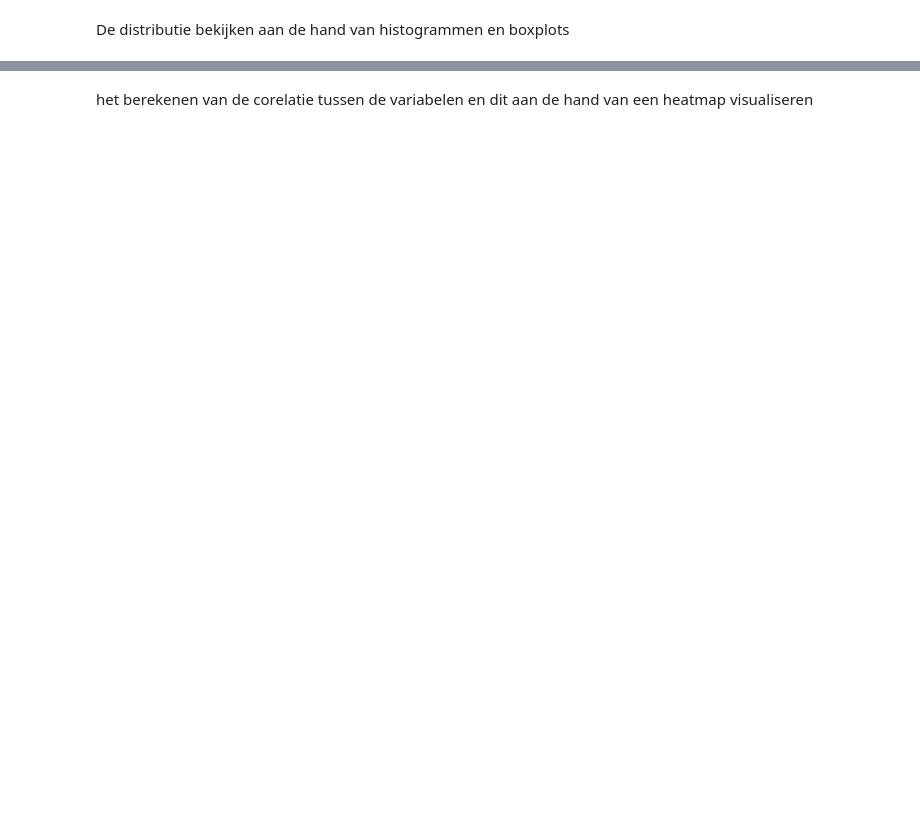
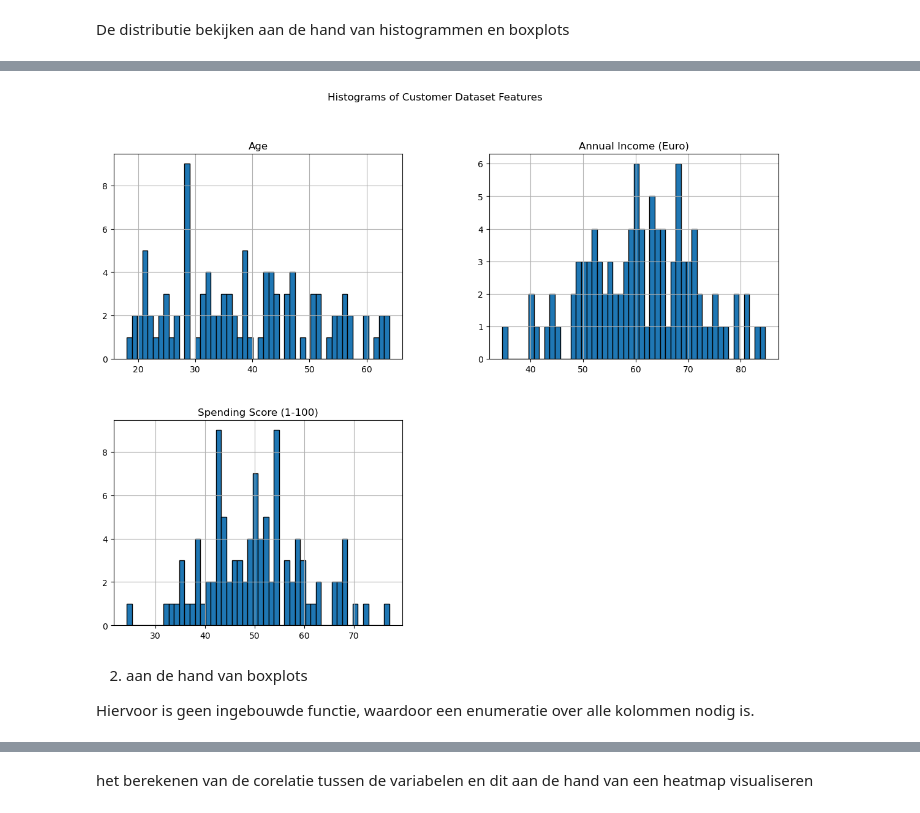
Before and after one commit to ThibautBeck1/machine_learning, a Jupyter notebook: lab1/lab1.ipynb, the cells around one changed output, grey strips where cells are left out. Drawn from its saved outputs; the diff is of its cells as text; code cells hidden in the pictures; blank space fills up the shorter version.

```diff
--- a/lab1/lab1.ipynb
+++ b/lab1/lab1.ipynb
@@ -295 +349,11 @@ De distributie bekijken aan de hand van histogrammen en boxplots
+# %%
+customers_df.hist(bins=50, figsize=(14, 10), edgecolor='black')
+plt.suptitle('Histograms of Customer Dataset Features')
+plt.show()
+# %% [output]
+[figure, added]
+# %% [markdown]
+2. aan de hand van boxplots
+
+Hiervoor is geen ingebouwde functie, waardoor een enumeratie over alle kolommen nodig is.
 # %%
```
Also changed, not shown: parts of 75 cells of this notebook.
